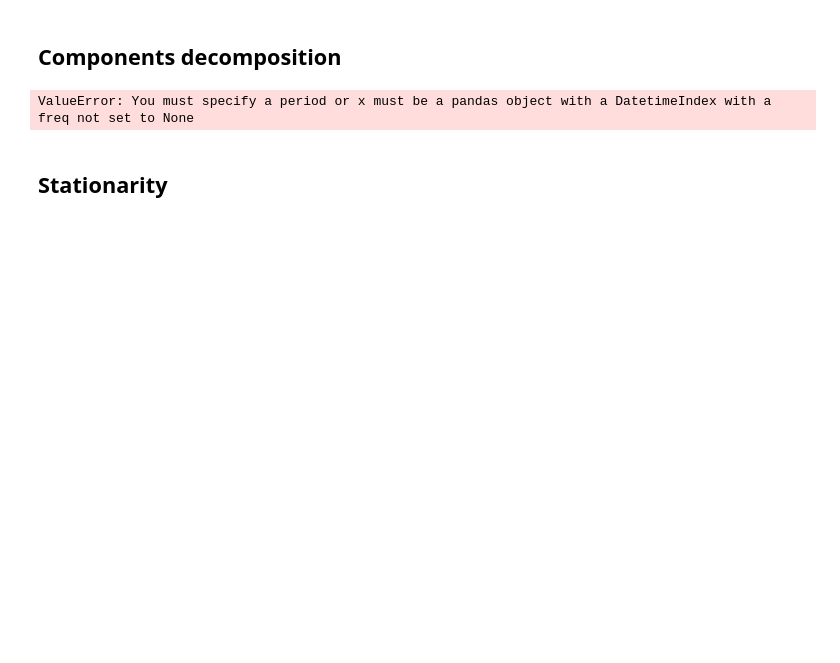
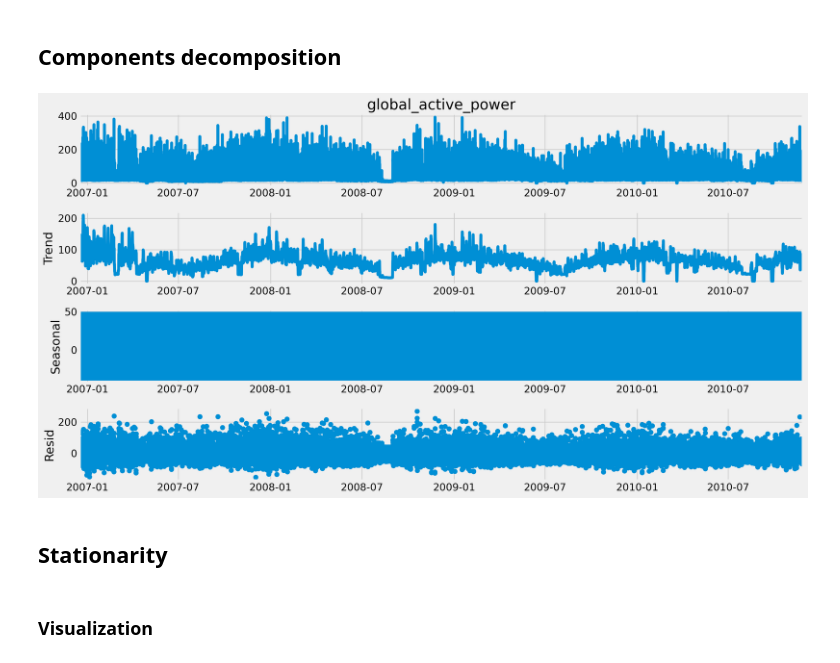
Before and after one commit to Melodyellinn/Projet_RNR, a Jupyter notebook: notebooks/notebook_EDA.ipynb, the cells around one changed output. Cells and saved outputs as stored; diff of their text form; code cells hidden in the pictures; blank space fills up the shorter version.

```diff
--- a/notebooks/notebook_EDA.ipynb
+++ b/notebooks/notebook_EDA.ipynb
@@ -240,10 +238,12 @@ sns.distplot(ts_hp)
 ## Components decomposition
 # %%
 # decompose times series to distinct trend, seasonality and noise
-decomposition = seasonal_decompose(ts_hp, model='additive')
+decomposition = seasonal_decompose(ts_house['global_active_power'], model='additive')
 fig = decomposition.plot()
 fig.show()
 # %% [output]
-ValueError: You must specify a period or x must be a pandas object with a DatetimeIndex with a freq not set to None
+[figure, added]
 # %% [markdown]
 ## Stationarity
+# %% [markdown]
+### Visualization
```
Also changed, not shown: parts of 28 cells of this notebook, 1 other file.
